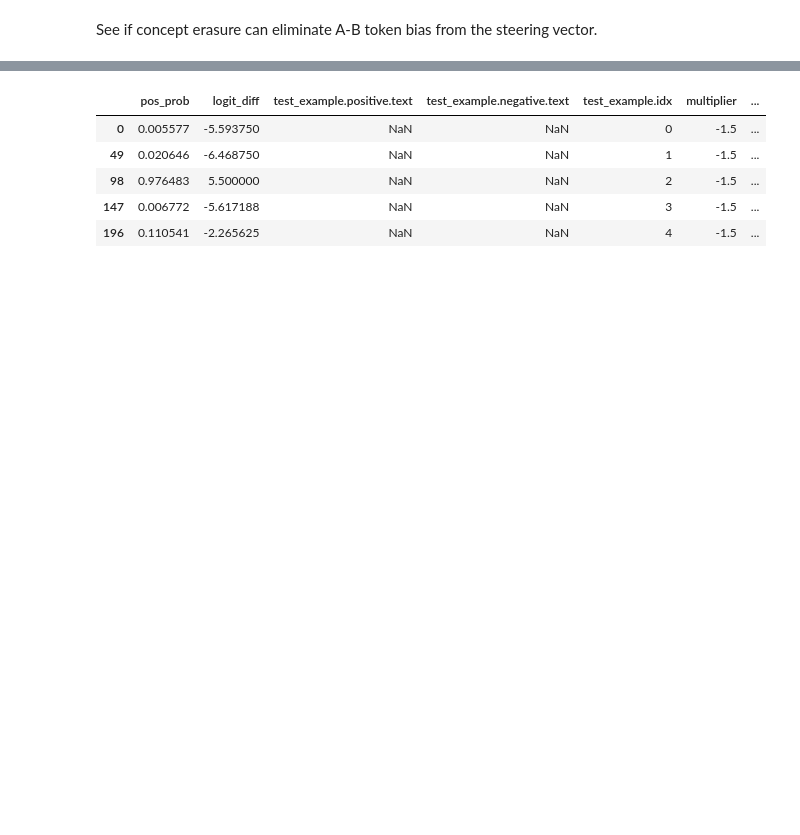
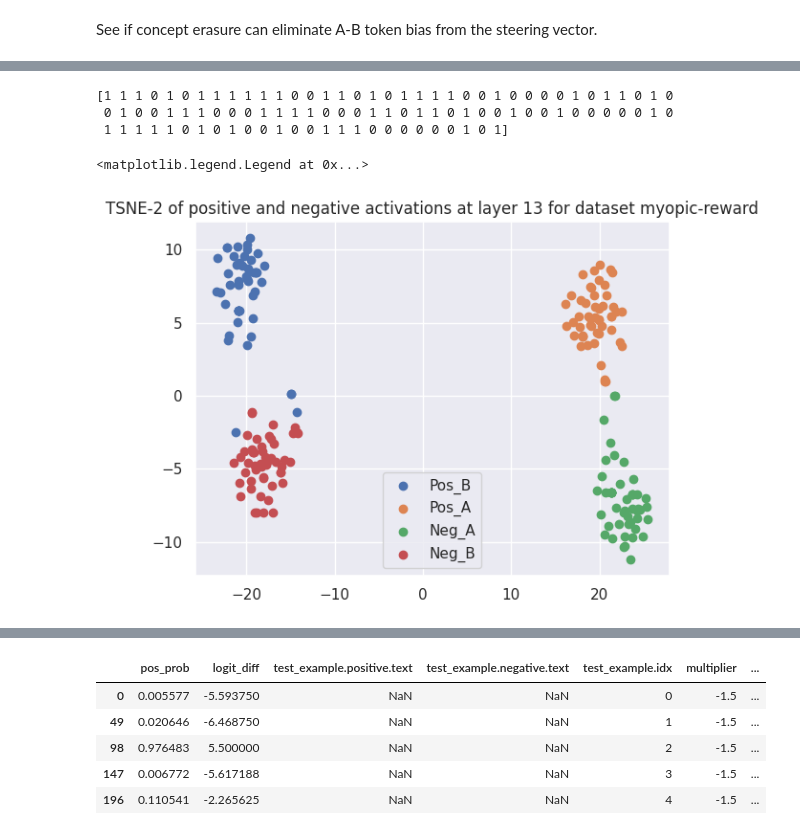
Before and after one commit to dtch1997/repepo, a Jupyter notebook: repepo/notebooks/concept_erasure.ipynb, the cells around one changed output, grey strips where cells are left out. Cells and saved outputs as stored; diff of their text form; code cells hidden in the pictures; blank space fills up the shorter version.

```diff
--- a/repepo/notebooks/concept_erasure.ipynb
+++ b/repepo/notebooks/concept_erasure.ipynb
@@ -45,0 +207,40 @@ SteeringVector(layer_activations={13: tensor([-0.0631, -0.2588,  0.1665,  ..., -
+# %%
+fig, ax = plt.subplots()
+pos_labels = np.array(labels)
+neg_labels = pos_labels + 2
+print(pos_labels)
+
+
+def plot_tsne(acts, ax, labels, cluster_idx, n_components = 2):
+    X = torch.cat(acts, dim=0)
+    X = X.squeeze(1)
+    X_np = X.detach().cpu().numpy()
+    X_embedded = TSNE(n_components=n_components).fit_transform(X_np)
+    # group by cluster
+    for i in range(max(cluster_idx) + 1):
+        idx = np.where(cluster_idx == i)
+        ax.scatter(X_embedded[idx, 0], X_embedded[idx, 1], label=f"{labels[i]}")
+
+    # ax.scatter(X_embedded[:, 0], X_embedded[:, 1], label=label)
+    return ax
+
+plot_labels = [
+    "Pos_B",
+    "Pos_A",
+    "Neg_A",
+    "Neg_B",
+]
+plot_tsne(
+    pos_acts[layer] + neg_acts[layer],
+    ax,
+    labels=plot_labels,
+    cluster_idx = np.concatenate([pos_labels, neg_labels]),
+)
+plt.title(f"TSNE-2 of positive and negative activations at layer {layer} for dataset {dataset_name}")
+plt.legend()
+# %% [output]
+[1 1 1 0 1 0 1 1 1 1 1 1 0 0 1 1 0 1 0 1 1 1 1 0 0 1 0 0 0 0 1 0 1 1 0 1 0
+ 0 1 0 0 1 1 1 0 0 0 1 1 1 1 0 0 0 1 1 0 1 1 0 1 0 0 1 0 0 1 0 0 0 0 0 1 0
+ 1 1 1 1 1 0 1 0 1 0 0 1 0 0 1 1 1 0 0 0 0 0 0 1 0 1]
+<matplotlib.legend.Legend at 0x...>
+[figure, added]
```
Also changed, not shown: parts of 41 cells of this notebook, 1 other file.
